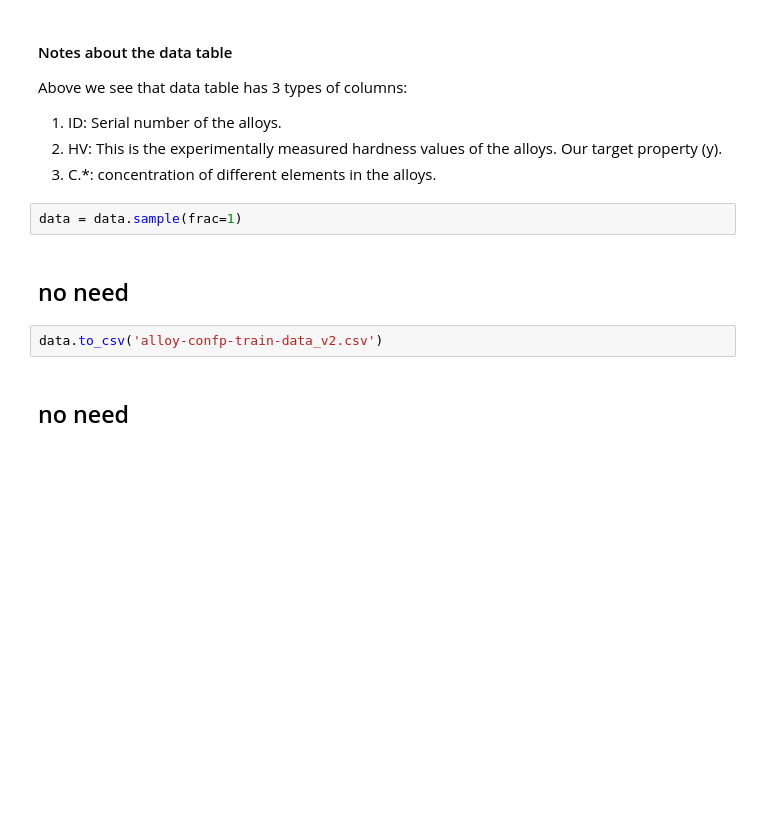
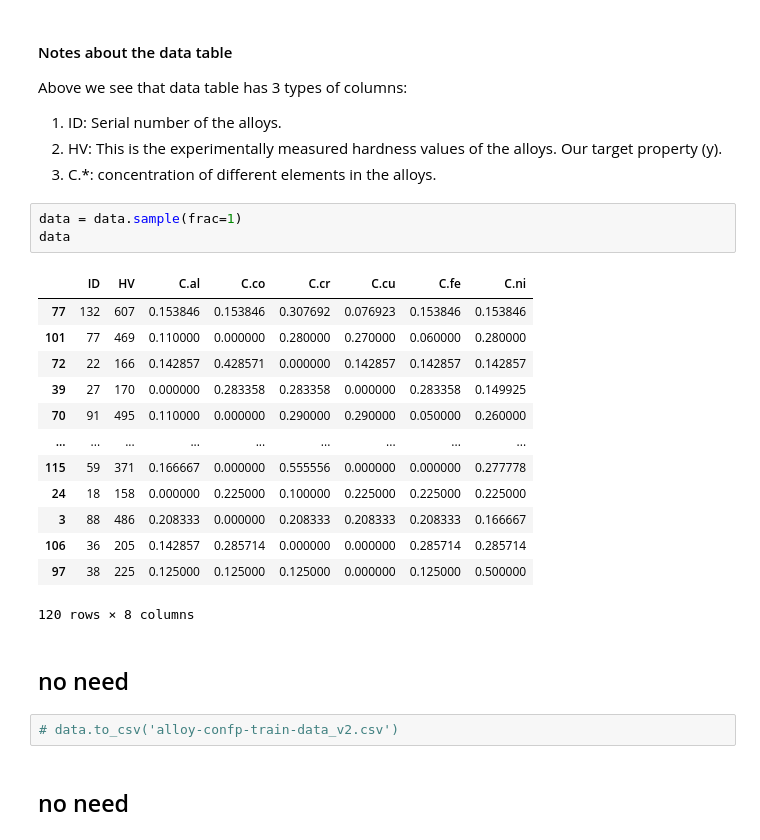
Before and after one commit to Ranjithvelm/Material_informatics, a Jupyter notebook: GD-Tutortial2_LR_Mdim.ipynb, the cells around one changed output. Drawn from its saved outputs; the diff is of its cells as text; blank space fills up the shorter version.

```diff
--- a/GD-Tutortial2_LR_Mdim.ipynb
+++ b/GD-Tutortial2_LR_Mdim.ipynb
@@ -58,11 +56,26 @@ Above we see that data table has 3 types of columns:
 3. C.*: concentration of different elements in the alloys.
 # %%
 data = data.sample(frac=1)
+data
+# %% [output]
+|  | ID | HV | C.al | C.co | C.cr | C.cu | C.fe | C.ni |
+| 77 | 132 | 607 | 0.153846 | 0.153846 | 0.307692 | 0.076923 | 0.153846 | 0.153846 |
+| 101 | 77 | 469 | 0.110000 | 0.000000 | 0.280000 | 0.270000 | 0.060000 | 0.280000 |
+| 72 | 22 | 166 | 0.142857 | 0.428571 | 0.000000 | 0.142857 | 0.142857 | 0.142857 |
+| 39 | 27 | 170 | 0.000000 | 0.283358 | 0.283358 | 0.000000 | 0.283358 | 0.149925 |
+| 70 | 91 | 495 | 0.110000 | 0.000000 | 0.290000 | 0.290000 | 0.050000 | 0.260000 |
+| ... | ... | ... | ... | ... | ... | ... | ... | ... |
+| 115 | 59 | 371 | 0.166667 | 0.000000 | 0.555556 | 0.000000 | 0.000000 | 0.277778 |
+| 24 | 18 | 158 | 0.000000 | 0.225000 | 0.100000 | 0.225000 | 0.225000 | 0.225000 |
+| 3 | 88 | 486 | 0.208333 | 0.000000 | 0.208333 | 0.208333 | 0.208333 | 0.166667 |
+| 106 | 36 | 205 | 0.142857 | 0.285714 | 0.000000 | 0.000000 | 0.285714 | 0.285714 |
+| 97 | 38 | 225 | 0.125000 | 0.125000 | 0.125000 | 0.000000 | 0.125000 | 0.500000 |
+120 rows × 8 columns
 # %% [markdown]
 
 ## no need
 # %%
-data.to_csv('alloy-confp-train-data_v2.csv')
+# data.to_csv('alloy-confp-train-data_v2.csv')
 # %% [markdown]
 
 ## no need
```
Also changed, not shown: parts of 20 cells of this notebook, 4 other files.
